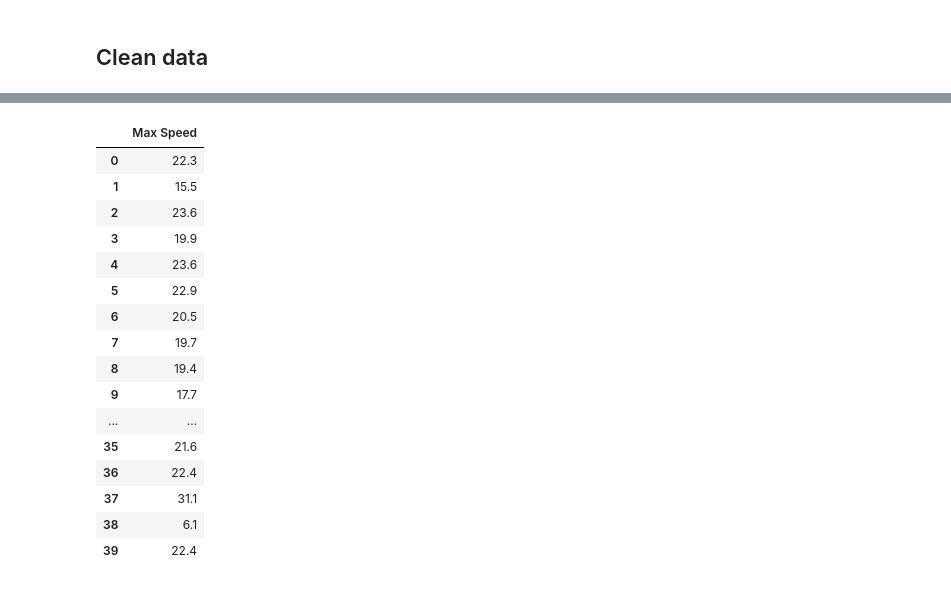
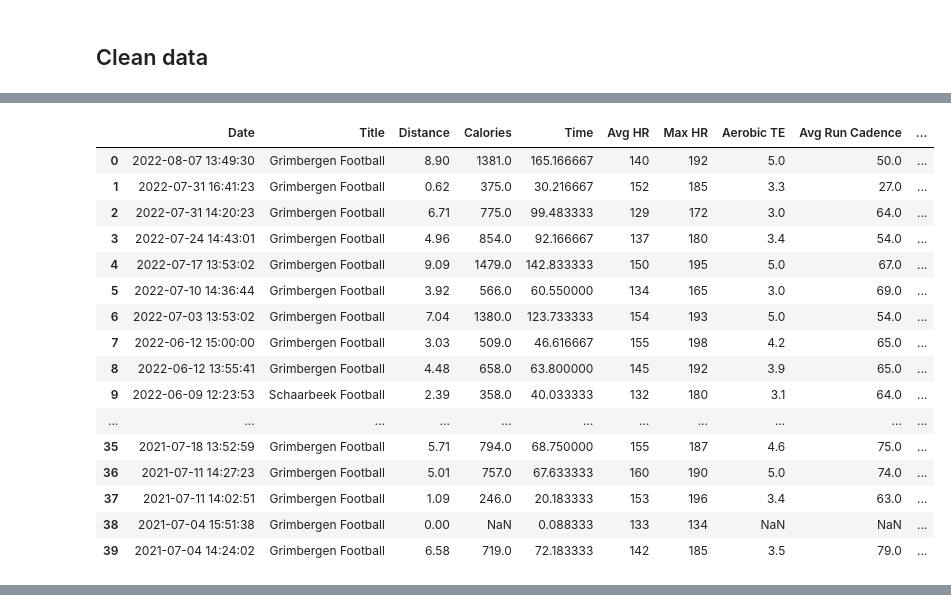
Before and after one commit to DerrickDDInAI/coding-art, a Jupyter notebook: core/models_3d/data_visualization/sports/analyze_garmin_data.ipynb, the cells around one changed output, grey strips where cells are left out. Saved outputs shown, nothing was run; the diff lists cells and outputs as text; code cells hidden in the pictures.

```diff
--- a/core/models_3d/data_visualization/sports/analyze_garmin_data.ipynb
+++ b/core/models_3d/data_visualization/sports/analyze_garmin_data.ipynb
@@ -135,9 +136,9 @@ football_activities_df['Elapsed Time'] = convert_strings_to_duration(football_ac
 football_activities_df['Best Lap Time'] = football_activities_df['Best Lap Time'].apply(lambda x: f"00:{x}" if x.count(":") == 1 else x) # need to add hh:
 football_activities_df['Best Lap Time'] = pd.to_timedelta(football_activities_df['Best Lap Time'])
 football_activities_df['Moving Time'] = convert_strings_to_duration(football_activities_df['Moving Time'])
+
+# convert durations cols to number of minutes
+duration_cols = football_activities_df.select_dtypes(include=["timedelta64[ns]"]).columns
+
+for duration_col in duration_cols:
+    football_activities_df[duration_col] = convert_durations_to_minutes(football_activities_df[duration_col])
-# %%
-# convert datetime cols to number of minutes
-football_activities_df['Time'] = convert_durations_to_minutes(football_activities_df['Time'])
-football_activities_df['Elapsed Time'] = convert_durations_to_minutes(football_activities_df['Elapsed Time'])
-football_activities_df['Best Lap Time'] = convert_durations_to_minutes(football_activities_df['Best Lap Time'])
-football_activities_df['Moving Time'] = convert_durations_to_minutes(football_activities_df['Moving Time'])
@@ -177,0 +145,19 @@ football_activities_df[["Time", 'Moving Time', "Elapsed Time", "Best Lap Time"]]
+# %%
+# replace dummy value "--" by nan
+football_activities_df.replace({'--':np.nan}, inplace=True)
+
+# remove comma (to indicate thousands)
+football_activities_df["Calories"] = football_activities_df["Calories"].str.replace(',', "")
+# %%
+# convert object cols to float
+## select only object cols
+object_cols = football_activities_df.select_dtypes(include='object').columns.to_list()
+
+## remove title from object cols
+object_cols.remove("Title")
+
+## convert object cols to float
+football_activities_df[object_cols] = football_activities_df[object_cols].astype("float")
+
+## inspect cols info
+football_activities_df.info()
@@ -178,3 +182,20 @@ football_activities_df[["Time", 'Moving Time', "Elapsed Time", "Best Lap Time"]]
 # %%
-football_activities_df["Time"]
+football_activities_df
 # %% [output]
+|  | Date | Title | Distance | Calories | Time | Avg HR | Max HR | Aerobic TE | Avg Run Cadence | ... |
+| 0 | 2022-08-07 13:49:30 | Grimbergen Football | 8.90 | 1381.0 | 165.166667 | 140 | 192 | 5.0 | 50.0 | ... |
+| 1 | 2022-07-31 16:41:23 | Grimbergen Football | 0.62 | 375.0 | 30.216667 | 152 | 185 | 3.3 | 27.0 | ... |
+| 2 | 2022-07-31 14:20:23 | Grimbergen Football | 6.71 | 775.0 | 99.483333 | 129 | 172 | 3.0 | 64.0 | ... |
+| 3 | 2022-07-24 14:43:01 | Grimbergen Football | 4.96 | 854.0 | 92.166667 | 137 | 180 | 3.4 | 54.0 | ... |
+| 4 | 2022-07-17 13:53:02 | Grimbergen Football | 9.09 | 1479.0 | 142.833333 | 150 | 195 | 5.0 | 67.0 | ... |
+| 5 | 2022-07-10 14:36:44 | Grimbergen Football | 3.92 | 566.0 | 60.550000 | 134 | 165 | 3.0 | 69.0 | ... |
+| 6 | 2022-07-03 13:53:02 | Grimbergen Football | 7.04 | 1380.0 | 123.733333 | 154 | 193 | 5.0 | 54.0 | ... |
+| 7 | 2022-06-12 15:00:00 | Grimbergen Football | 3.03 | 509.0 | 46.616667 | 155 | 198 | 4.2 | 65.0 | ... |
+| 8 | 2022-06-12 13:55:41 | Grimbergen Football | 4.48 | 658.0 | 63.800000 | 145 | 192 | 3.9 | 65.0 | ... |
+| 9 | 2022-06-09 12:23:53 | Schaarbeek Football | 2.39 | 358.0 | 40.033333 | 132 | 180 | 3.1 | 64.0 | ... |
+| ... | ... | ... | ... | ... | ... | ... | ... | ... | ... | ... |
+| 35 | 2021-07-18 13:52:59 | Grimbergen Football | 5.71 | 794.0 | 68.750000 | 155 | 187 | 4.6 | 75.0 | ... |
+| 36 | 2021-07-11 14:27:23 | Grimbergen Football | 5.01 | 757.0 | 67.633333 | 160 | 190 | 5.0 | 74.0 | ... |
+| 37 | 2021-07-11 14:02:51 | Grimbergen Football | 1.09 | 246.0 | 20.183333 | 153 | 196 | 3.4 | 63.0 | ... |
+| 38 | 2021-07-04 15:51:38 | Grimbergen Football | 0.00 | NaN | 0.088333 | 133 | 134 | NaN | NaN | ... |
+| 39 | 2021-07-04 14:24:02 | Grimbergen Football | 6.58 | 719.0 | 72.183333 | 142 | 185 | 3.5 | 79.0 | ... |
@@ -198,20 +202,0 @@ Name: Time, dtype: datetime64[ns]
-# %%
-football_activities_df[["Max Speed"]]
-# %% [output]
-|  | Max Speed |
-| 0 | 22.3 |
-| 1 | 15.5 |
-| 2 | 23.6 |
-| 3 | 19.9 |
-| 4 | 23.6 |
-| 5 | 22.9 |
-| 6 | 20.5 |
-| 7 | 19.7 |
-| 8 | 19.4 |
-| 9 | 17.7 |
-| ... | ... |
-| 35 | 21.6 |
-| 36 | 22.4 |
-| 37 | 31.1 |
-| 38 | 6.1 |
-| 39 | 22.4 |
```
Also changed, not shown: parts of 7 cells of this notebook.
